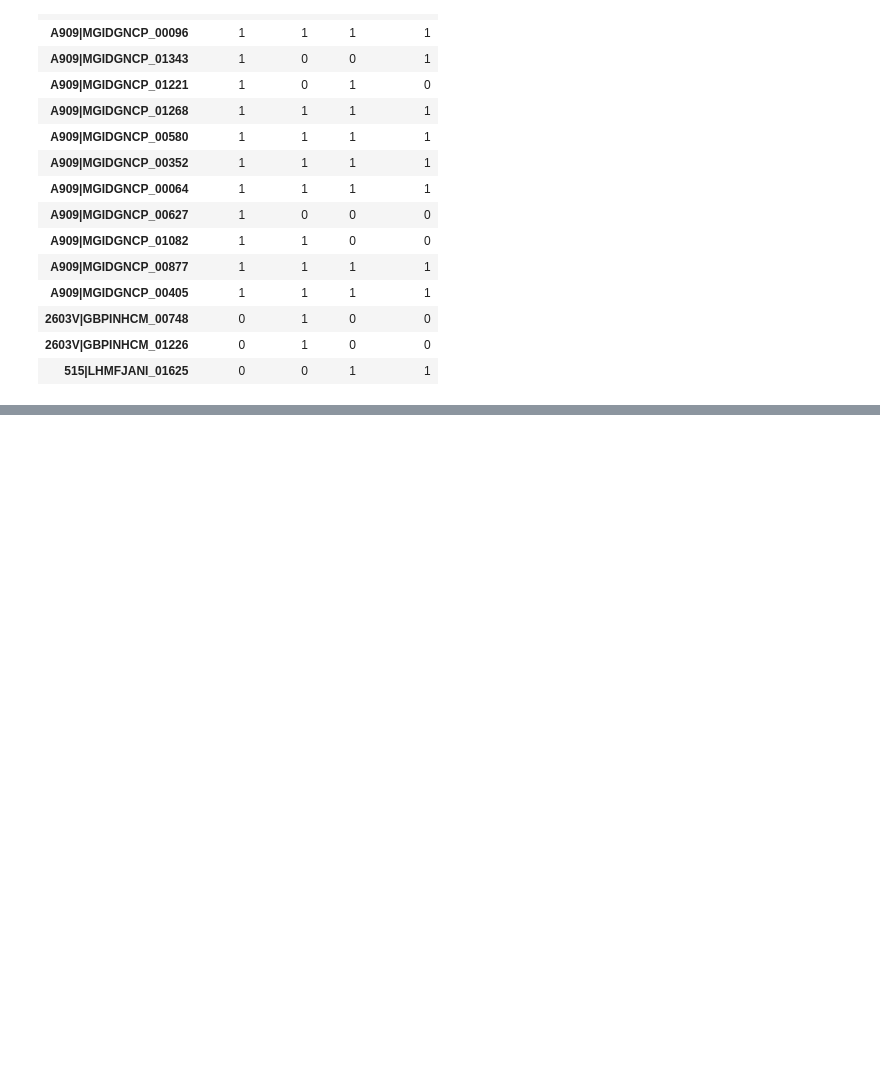
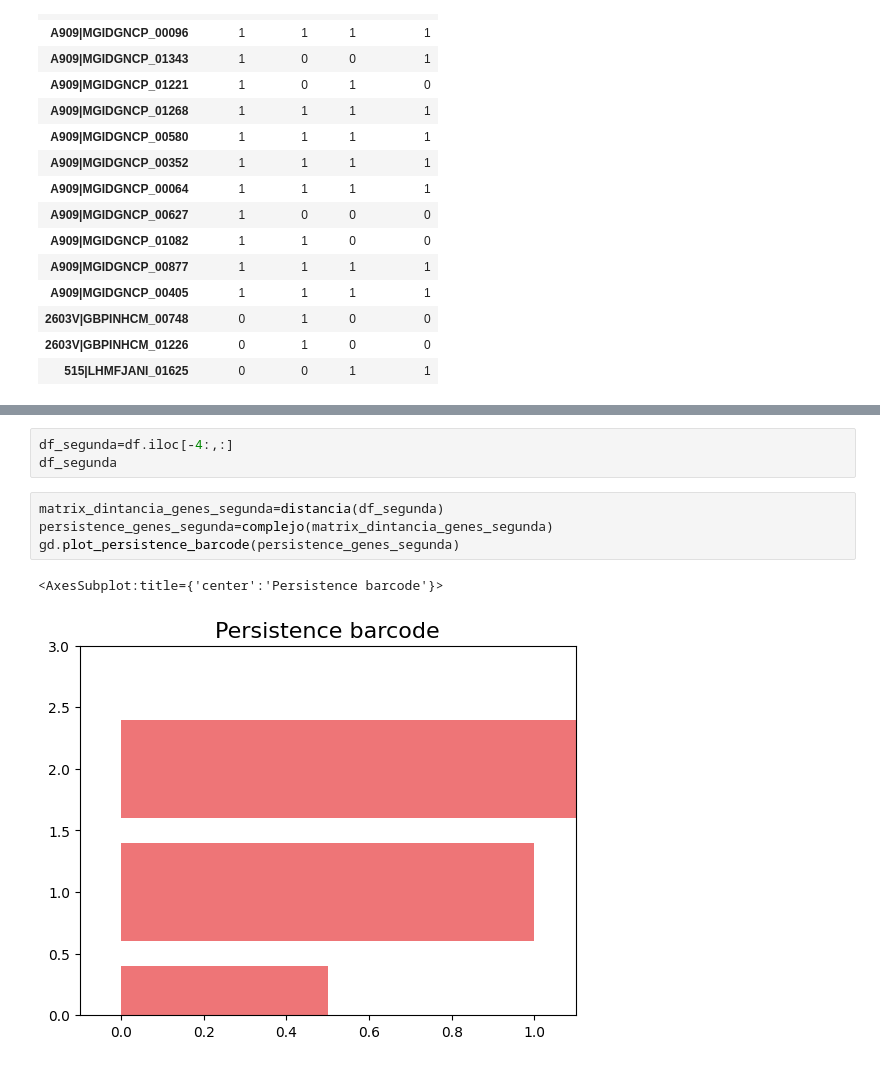
Before and after one commit to shadayguerrero/TDA-Metaganomas, a Jupyter notebook: examples-TDA/tda_genes.ipynb, the cells around one changed output, grey strips where cells are left out. Drawn from its saved outputs; the diff is of its cells as text; blank space fills up the shorter version.

```diff
--- a/examples-TDA/tda_genes.ipynb
+++ b/examples-TDA/tda_genes.ipynb
@@ -76,0 +197,10 @@ for interval in persistence:
+# %%
+df_segunda=df.iloc[-4:,:]
+df_segunda
+# %%
+matrix_dintancia_genes_segunda=distancia(df_segunda)
+persistence_genes_segunda=complejo(matrix_dintancia_genes_segunda)
+gd.plot_persistence_barcode(persistence_genes_segunda)
+# %% [output]
+<AxesSubplot:title={'center':'Persistence barcode'}>
+[figure, added]
```
Also changed, not shown: parts of 41 cells of this notebook, 5 other files.
